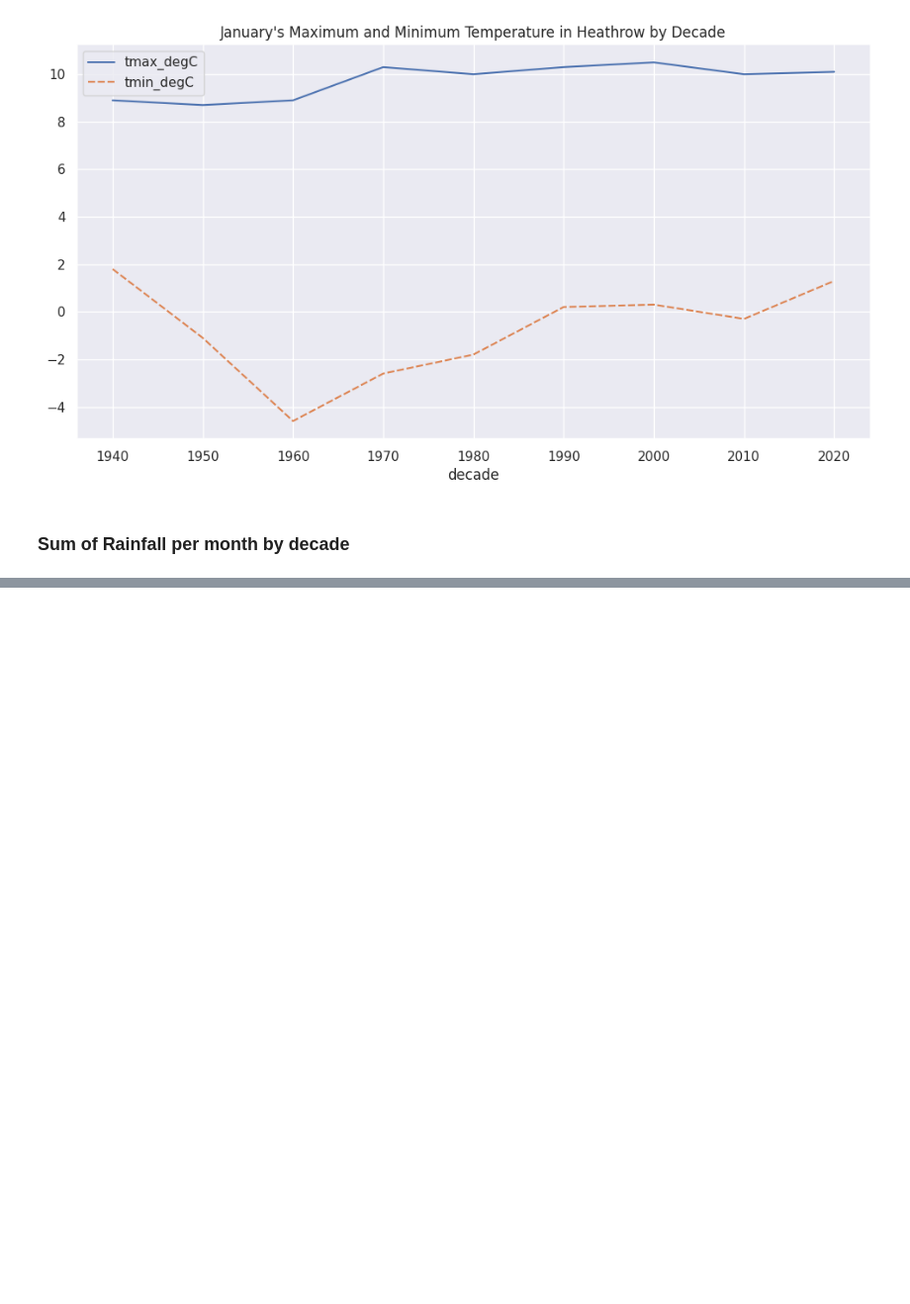
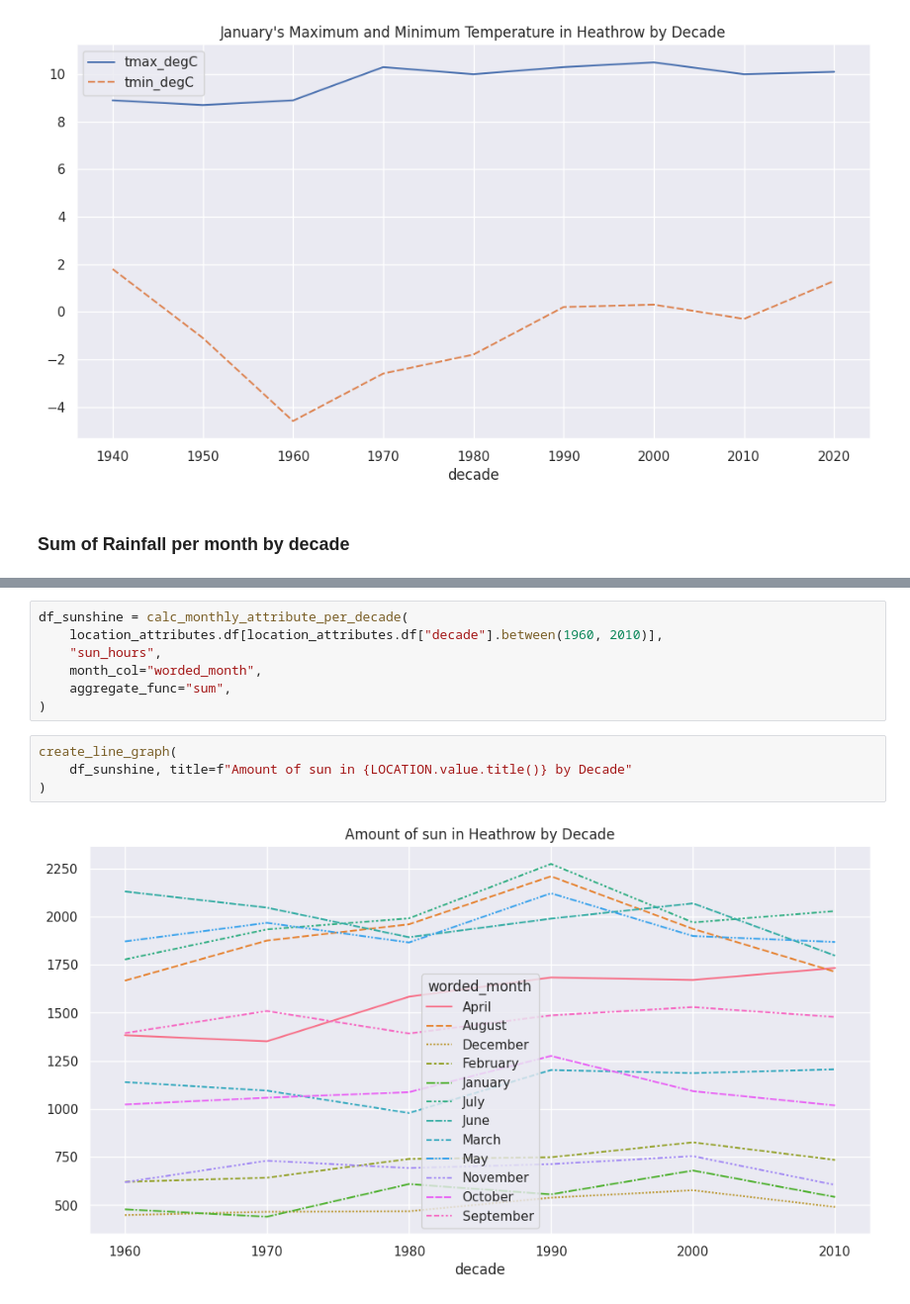
Before and after one commit to Heather-Tymms/uk_weather_analysis, a Jupyter notebook: source/nb3_weather_trends.ipynb, the cells around one changed output, grey strips where cells are left out. Shown at 99% size. Cells and saved outputs as stored; diff of their text form; blank space fills up the shorter version.

```diff
--- a/source/nb3_weather_trends.ipynb
+++ b/source/nb3_weather_trends.ipynb
@@ -72,0 +76,13 @@ create_line_graph(
+# %%
+df_sunshine = calc_monthly_attribute_per_decade(
+    location_attributes.df[location_attributes.df["decade"].between(1960, 2010)],
+    "sun_hours",
+    month_col="worded_month",
+    aggregate_func="sum",
+)
+# %%
+create_line_graph(
+    df_sunshine, title=f"Amount of sun in {LOCATION.value.title()} by Decade"
+)
+# %% [output]
+[figure, added]
```
Also changed, not shown: parts of 6 cells of this notebook, 2 other files.
